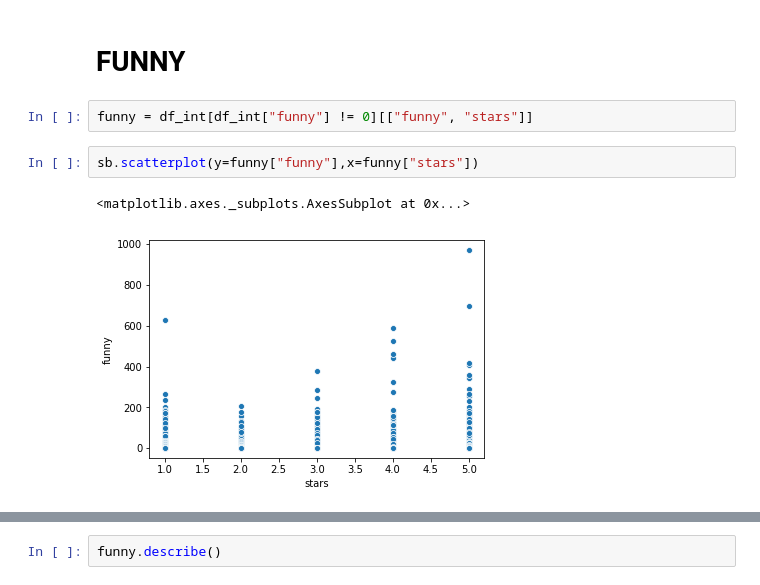
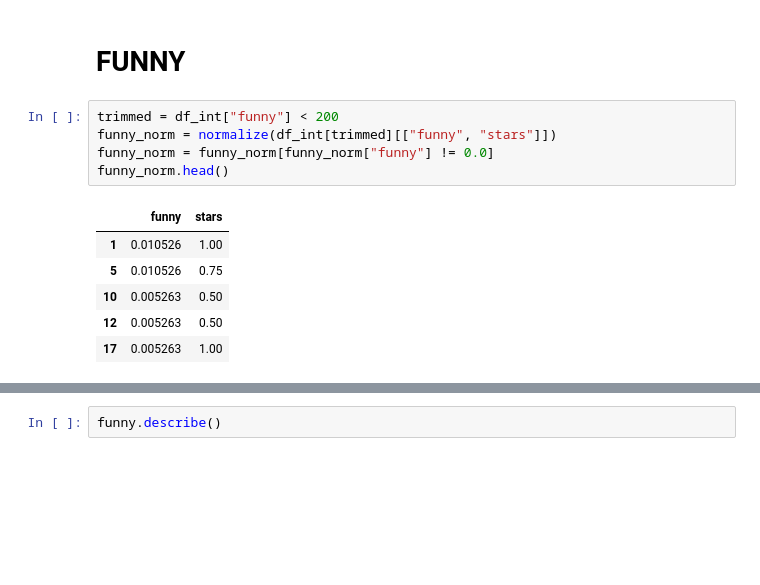
Before and after one commit to aenet/mentoria, a Jupyter notebook: analisis-curacion/tp2-analisis-curacion-datos.ipynb, the cells around one changed output, grey strips where cells are left out. Saved outputs shown, nothing was run; the diff lists cells and outputs as text; blank space fills up the shorter version.

```diff
--- a/analisis-curacion/tp2-analisis-curacion-datos.ipynb
+++ b/analisis-curacion/tp2-analisis-curacion-datos.ipynb
@@ -171,9 +177,14 @@ useful.describe()
 # %% [markdown]
 # FUNNY
-# %%
-funny = df_int[df_int["funny"] != 0][["funny", "stars"]]
-# %%
-sb.scatterplot(y=funny["funny"],x=funny["stars"])
-# %% [output]
-<matplotlib.axes._subplots.AxesSubplot at 0x...>
-[figure, removed]
+# %%
+trimmed = df_int["funny"] < 200
+funny_norm = normalize(df_int[trimmed][["funny", "stars"]])
+funny_norm = funny_norm[funny_norm["funny"] != 0.0]
+funny_norm.head()
+# %% [output]
+|  | funny | stars |
+| 1 | 0.010526 | 1.00 |
+| 5 | 0.010526 | 0.75 |
+| 10 | 0.005263 | 0.50 |
+| 12 | 0.005263 | 0.50 |
+| 17 | 0.005263 | 1.00 |
```
Also changed, not shown: parts of 21 cells of this notebook.
